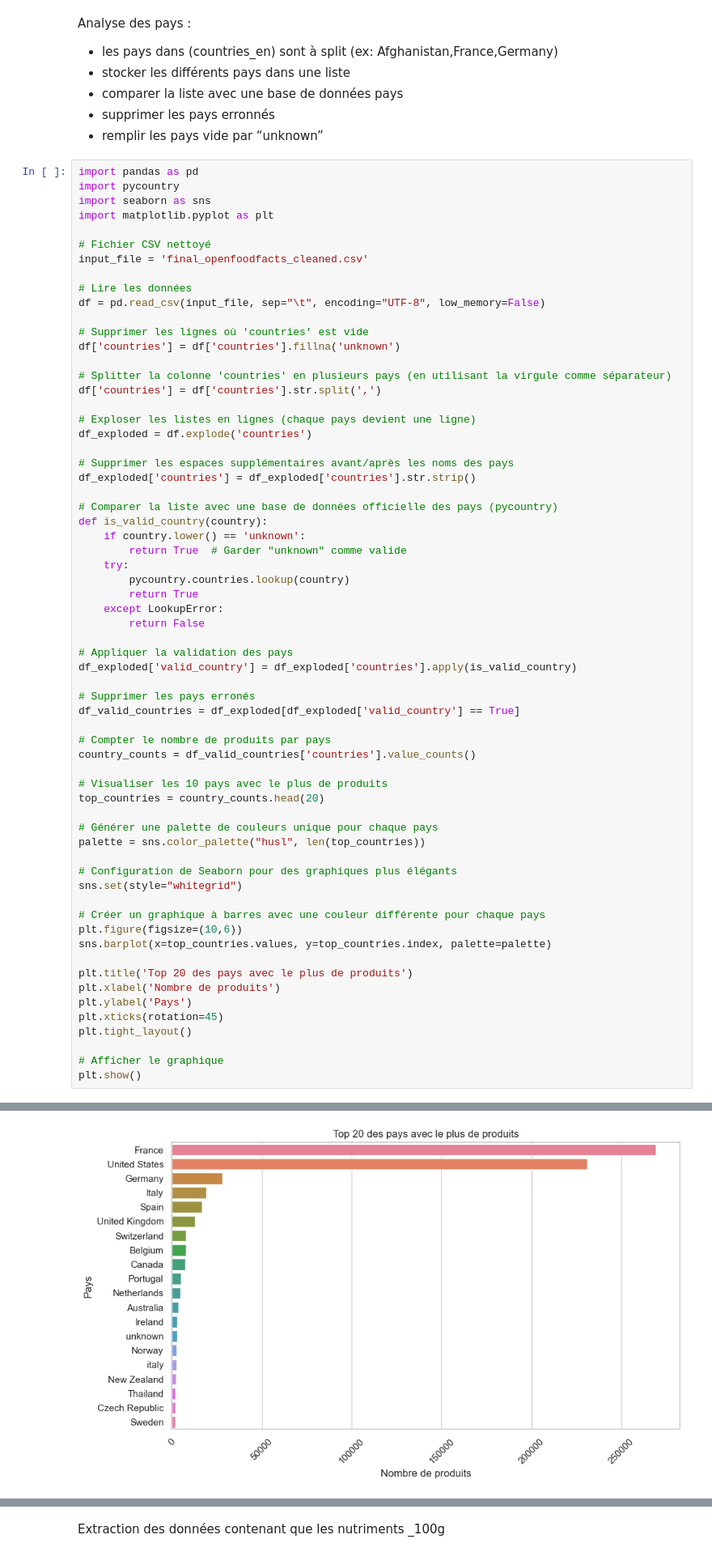
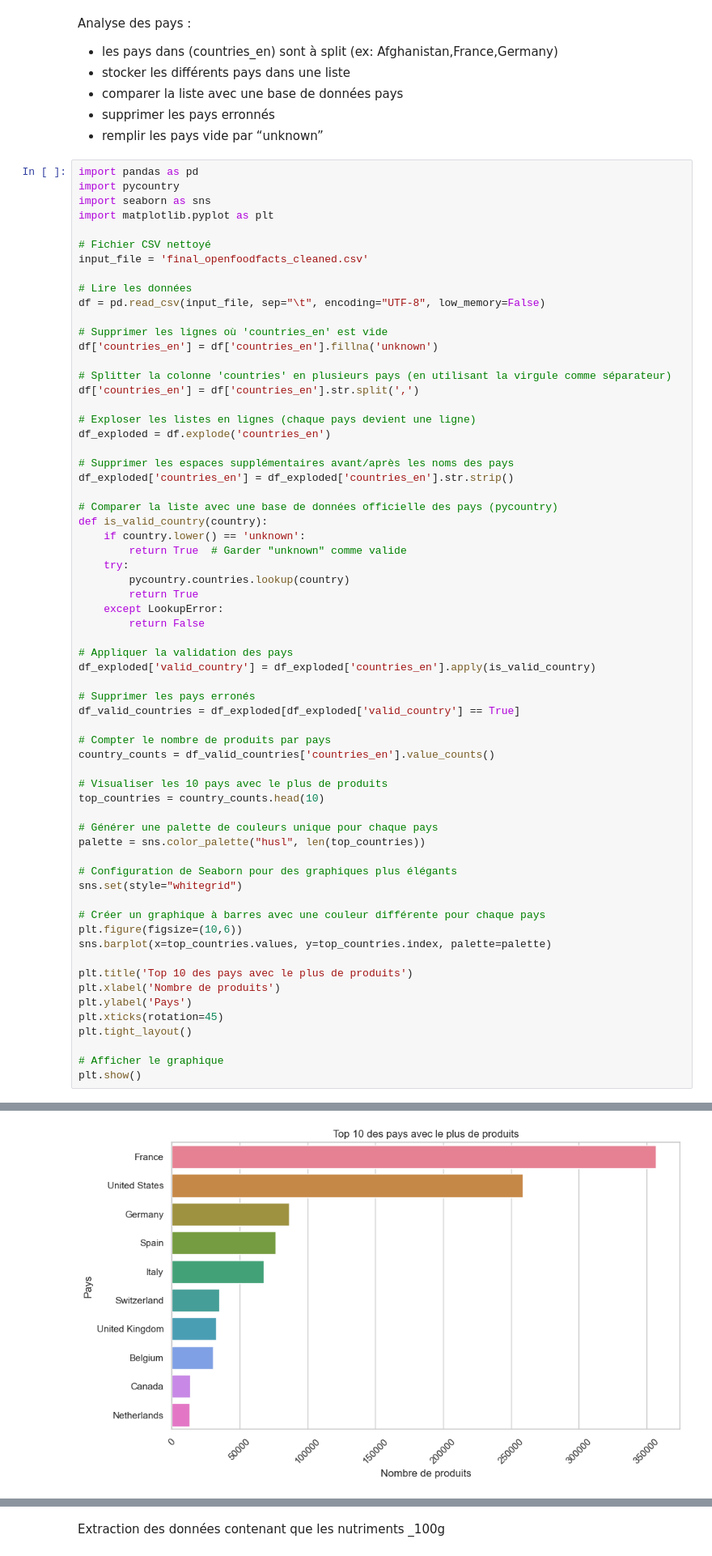
Before and after one commit to simbouch/nutriscore_prediction_app, a Jupyter notebook: Notebook/notebook.ipynb, the cells around one changed output, grey strips where cells are left out. Shown at 81% size. Saved outputs shown, nothing was run; the diff lists cells and outputs as text.

```diff
--- a/Notebook/notebook.ipynb
+++ b/Notebook/notebook.ipynb
@@ -256,17 +258,17 @@ input_file = 'final_openfoodfacts_cleaned.csv'
 # Lire les données
 df = pd.read_csv(input_file, sep="\t", encoding="UTF-8", low_memory=False)
 
-# Supprimer les lignes où 'countries' est vide
-df['countries'] = df['countries'].fillna('unknown')
+# Supprimer les lignes où 'countries_en' est vide
+df['countries_en'] = df['countries_en'].fillna('unknown')
 
 # Splitter la colonne 'countries' en plusieurs pays (en utilisant la virgule comme séparateur)
-df['countries'] = df['countries'].str.split(',')
+df['countries_en'] = df['countries_en'].str.split(',')
 
 # Exploser les listes en lignes (chaque pays devient une ligne)
-df_exploded = df.explode('countries')
+df_exploded = df.explode('countries_en')
 
 # Supprimer les espaces supplémentaires avant/après les noms des pays
-df_exploded['countries'] = df_exploded['countries'].str.strip()
+df_exploded['countries_en'] = df_exploded['countries_en'].str.strip()
 
 # Comparer la liste avec une base de données officielle des pays (pycountry)
 def is_valid_country(country):
@@ -279,40 +281,40 @@ def is_valid_country(country):
         return False
 
 # Appliquer la validation des pays
-df_exploded['valid_country'] = df_exploded['countries'].apply(is_valid_country)
+df_exploded['valid_country'] = df_exploded['countries_en'].apply(is_valid_country)
 
 # Supprimer les pays erronés
 df_valid_countries = df_exploded[df_exploded['valid_country'] == True]
 
 # Compter le nombre de produits par pays
-country_counts = df_valid_countries['countries'].value_counts()
+country_counts = df_valid_countries['countries_en'].value_counts()
 
 # Visualiser les 10 pays avec le plus de produits
-top_countries = country_counts.head(20)
+top_countries = country_counts.head(10)
 
 # Générer une palette de couleurs unique pour chaque pays
 palette = sns.color_palette("husl", len(top_countries))
 
 # Configuration de Seaborn pour des graphiques plus élégants
 sns.set(style="whitegrid")
 
 # Créer un graphique à barres avec une couleur différente pour chaque pays
 plt.figure(figsize=(10,6))
 sns.barplot(x=top_countries.values, y=top_countries.index, palette=palette)
 
-plt.title('Top 20 des pays avec le plus de produits')
+plt.title('Top 10 des pays avec le plus de produits')
 plt.xlabel('Nombre de produits')
 plt.ylabel('Pays')
 plt.xticks(rotation=45)
 plt.tight_layout()
 
 # Afficher le graphique
 plt.show()
 # %% [output]
 Passing `palette` without assigning `hue` is deprecated and will be removed in v0.14.0. Assign the `y` variable to `hue` and set `legend=False` for the same effect.
 
   sns.barplot(x=top_countries.values, y=top_countries.index, palette=palette)
-[figure, old version]
+[figure, new version]
 # %% [markdown]
 Analyse des catégories :
 - categories_en','pnns_groups_1','pnns_groups_2','main_category_en
```
Also changed, not shown: parts of 8 cells of this notebook.
